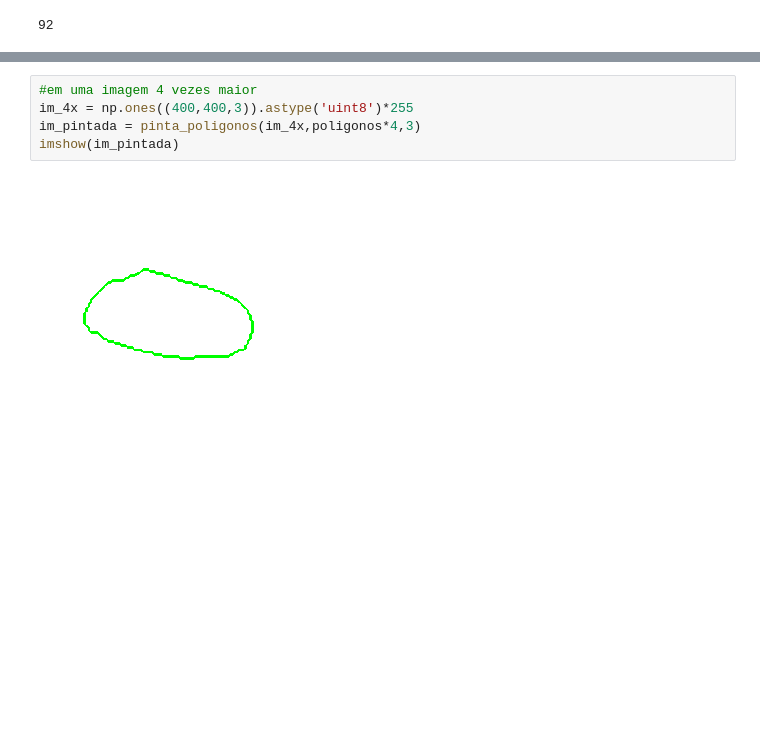
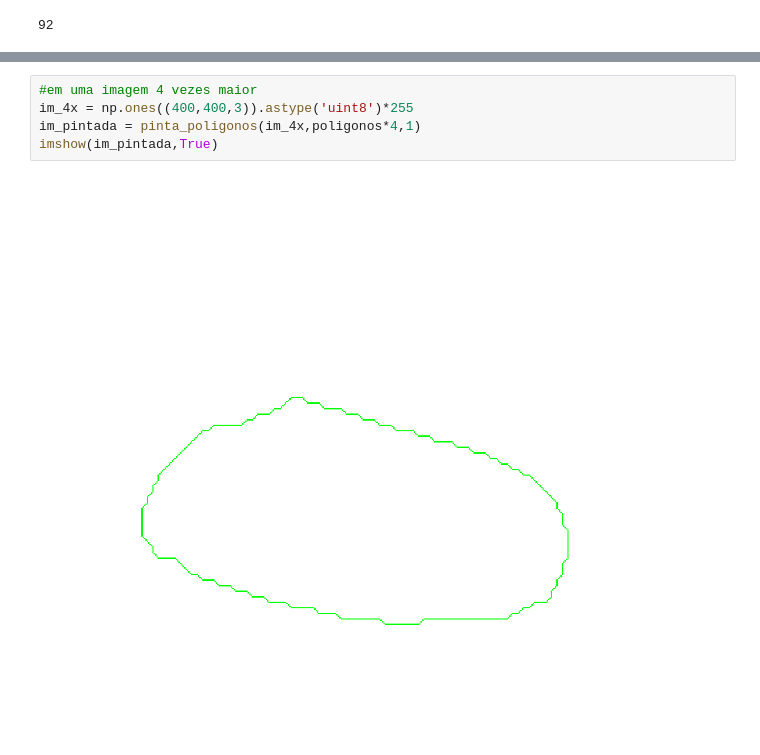
Before and after one commit to cordeirolibel/pdi, a Jupyter notebook: Final/tests.ipynb, the cells around one changed output, grey strips where cells are left out. Drawn from its saved outputs; the diff is of its cells as text; blank space fills up the shorter version.

```diff
--- a/Final/tests.ipynb
+++ b/Final/tests.ipynb
@@ -149,7 +169,7 @@ imshow(pinta_poligonos(im,poligonos))
 # %%
 #em uma imagem 4 vezes maior
 im_4x = np.ones((400,400,3)).astype('uint8')*255
-im_pintada = pinta_poligonos(im_4x,poligonos*4,3)
-imshow(im_pintada)
+im_pintada = pinta_poligonos(im_4x,poligonos*4,1)
+imshow(im_pintada,True)
 # %% [output]
-[figure, old version]
+[figure, new version]
```
Also changed, not shown: parts of 7 cells of this notebook, 1 other file.
